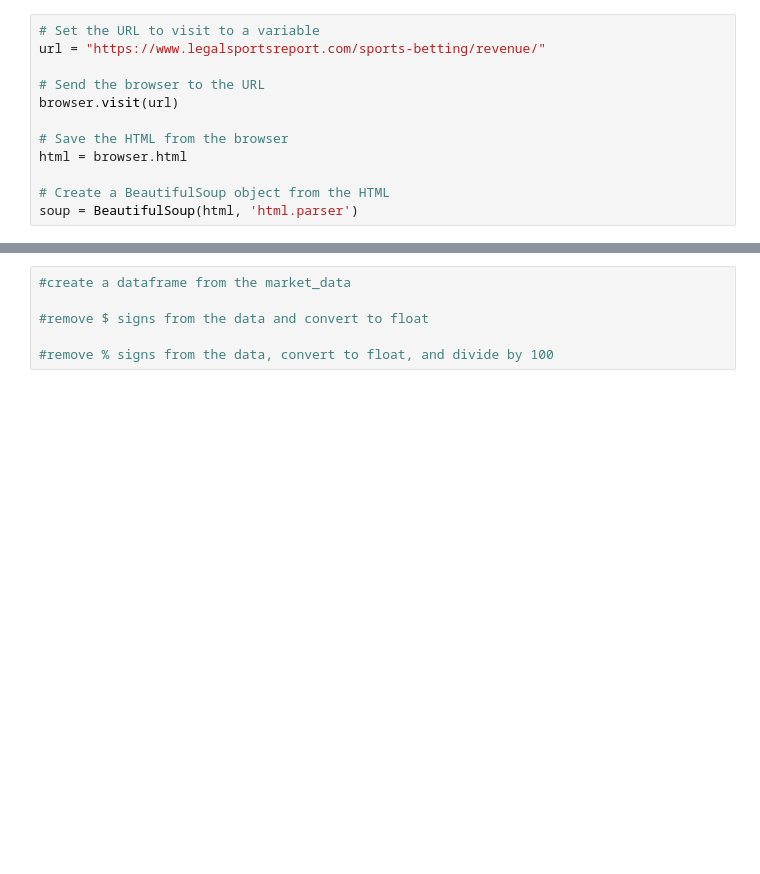
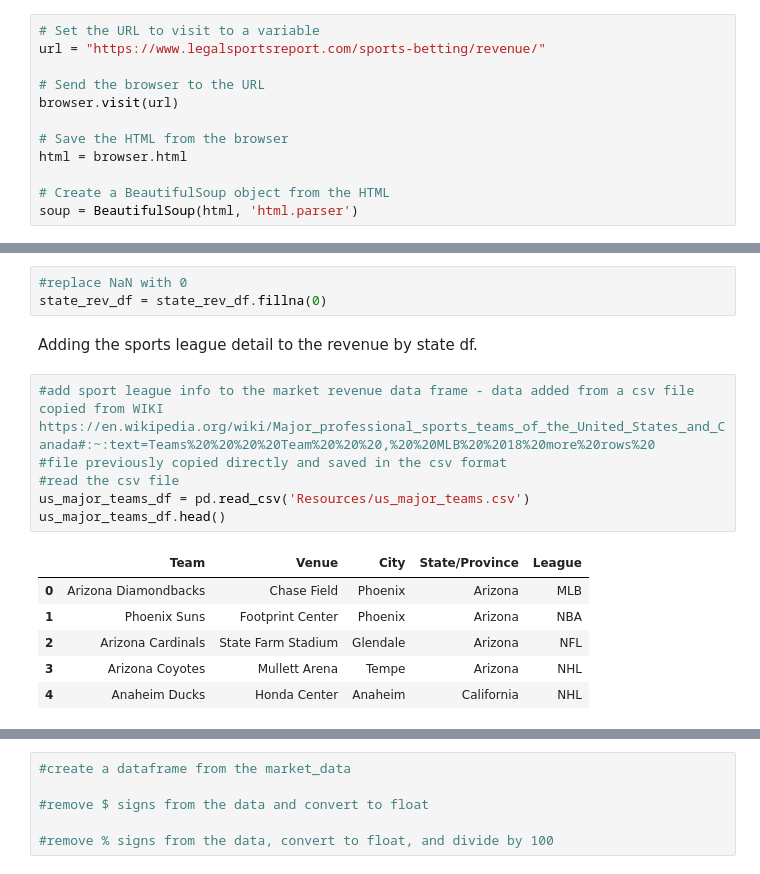
Before and after one commit to caleb-g23/Project-3-Sports-Betting-Analysis, a Jupyter notebook: data_scrape.ipynb, the cells around one changed output, grey strips where cells are left out. Drawn from its saved outputs; the diff is of its cells as text; blank space fills up the shorter version.

```diff
--- a/data_scrape.ipynb
+++ b/data_scrape.ipynb
@@ -181,0 +284,18 @@ for market_data in market_data_list:
+# %%
+#replace NaN with 0
+state_rev_df = state_rev_df.fillna(0)
+# %% [markdown]
+Adding the sports league detail to the revenue by state df.
+# %%
+#add sport league info to the market revenue data frame - data added from a csv file copied from WIKI https://en.wikipedia.org/wiki/Major_professional_sports_teams_of_the_United_States_and_Canada#:~:text=Teams%20%20%20%20Team%20%20%20,%20%20MLB%20%2018%20more%20rows%20
+#file previously copied directly and saved in the csv format
+#read the csv file
+us_major_teams_df = pd.read_csv('Resources/us_major_teams.csv')
+us_major_teams_df.head()
+# %% [output]
+|  | Team | Venue | City | State/Province | League |
+| 0 | Arizona Diamondbacks | Chase Field | Phoenix | Arizona | MLB |
+| 1 | Phoenix Suns | Footprint Center | Phoenix | Arizona | NBA |
+| 2 | Arizona Cardinals | State Farm Stadium | Glendale | Arizona | NFL |
+| 3 | Arizona Coyotes | Mullett Arena | Tempe | Arizona | NHL |
+| 4 | Anaheim Ducks | Honda Center | Anaheim | California | NHL |
```
Also changed, not shown: parts of 39 cells of this notebook, 13 other files.
